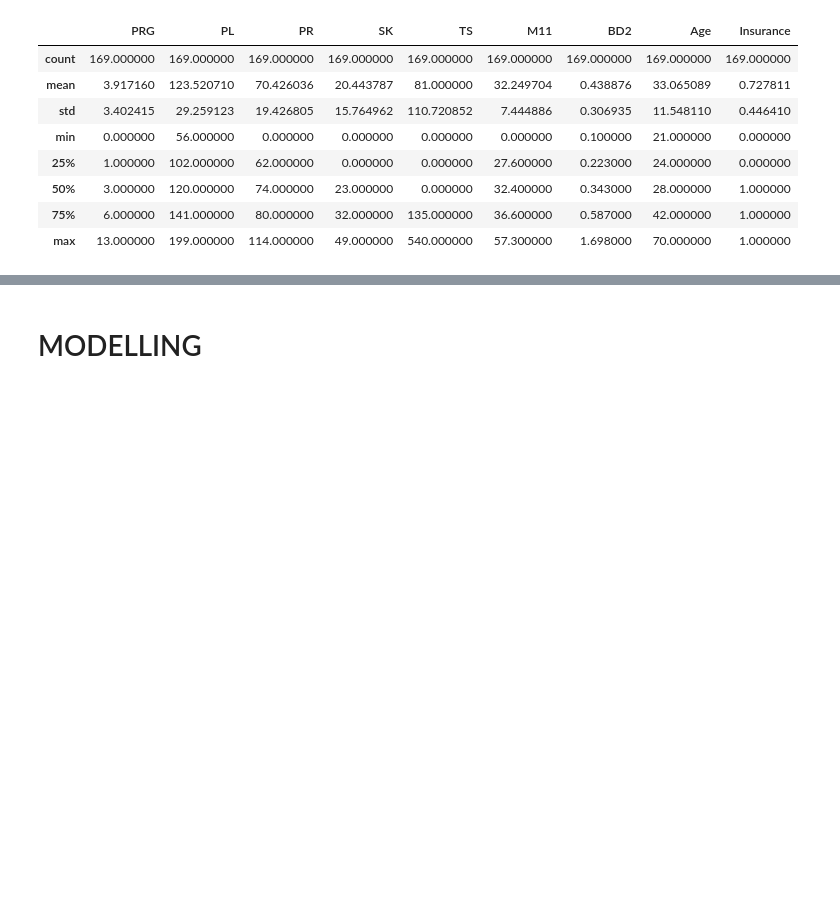
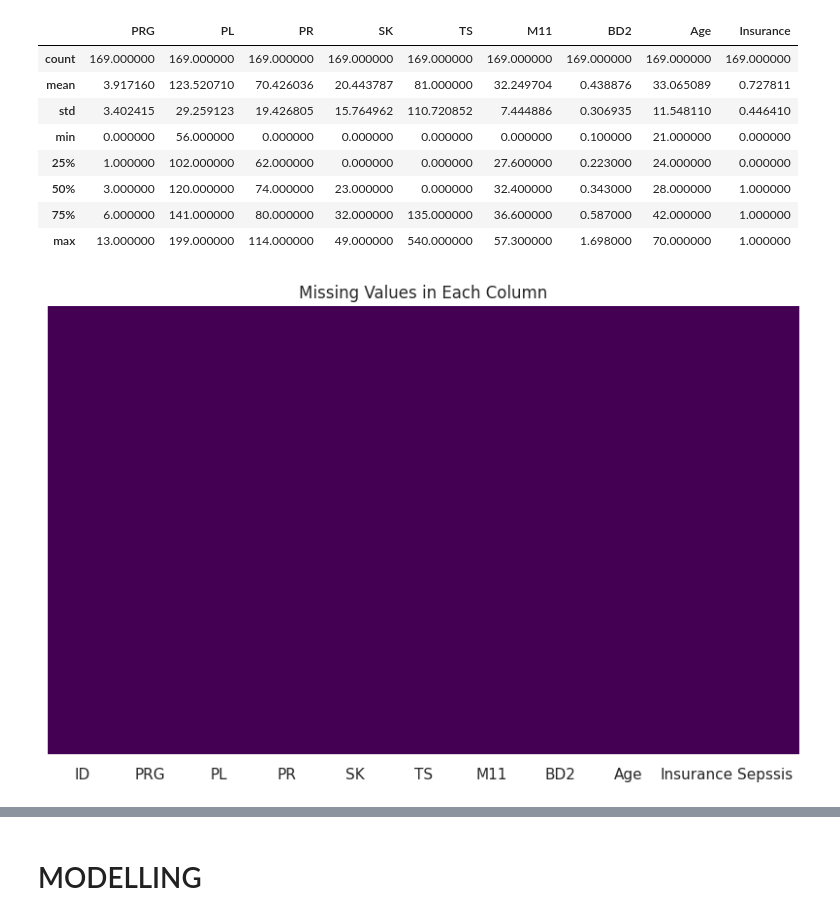
Before and after one commit to fantastic-rambo/P6-Embedding-Machine-Learning-Model-in-FastAPI, a Jupyter notebook: sepsis_prediction.ipynb, the cells around one changed output, grey strips where cells are left out. Saved outputs shown, nothing was run; the diff lists cells and outputs as text; code cells hidden in the pictures; blank space fills up the shorter version.

```diff
--- a/sepsis_prediction.ipynb
+++ b/sepsis_prediction.ipynb
@@ -192,3 +232,9 @@ test_data.isna().sum()    #checking for null values
+# %%
+# Drop duplicates from the training dataset
+train_data = train_data.drop_duplicates()
+
+# Drop duplicates from the test dataset
+test_data = test_data.drop_duplicates()
 # %%
 train_data.describe()     #checking statistical info of dataset
 # %% [output]
@@ -213,3 +259,15 @@ test_data.describe()       #checking statistical info of dataset
 | 50% | 3.000000 | 120.000000 | 74.000000 | 23.000000 | 0.000000 | 32.400000 | 0.343000 | 28.000000 | 1.000000 |
 | 75% | 6.000000 | 141.000000 | 80.000000 | 32.000000 | 135.000000 | 36.600000 | 0.587000 | 42.000000 | 1.000000 |
 | max | 13.000000 | 199.000000 | 114.000000 | 49.000000 | 540.000000 | 57.300000 | 1.698000 | 70.000000 | 1.000000 |
+# %%
+# a heatmap of missing values
+plt.figure(figsize=(10, 6))
+sns.heatmap(train_data.isnull(), cmap='viridis', cbar=False, yticklabels=False)
+
+# Set plot title
+plt.title('Missing Values in Each Column')
+
+# Display the plot
+plt.show()
+# %% [output]
+[figure, added]
```
Also changed, not shown: parts of 54 cells of this notebook.
